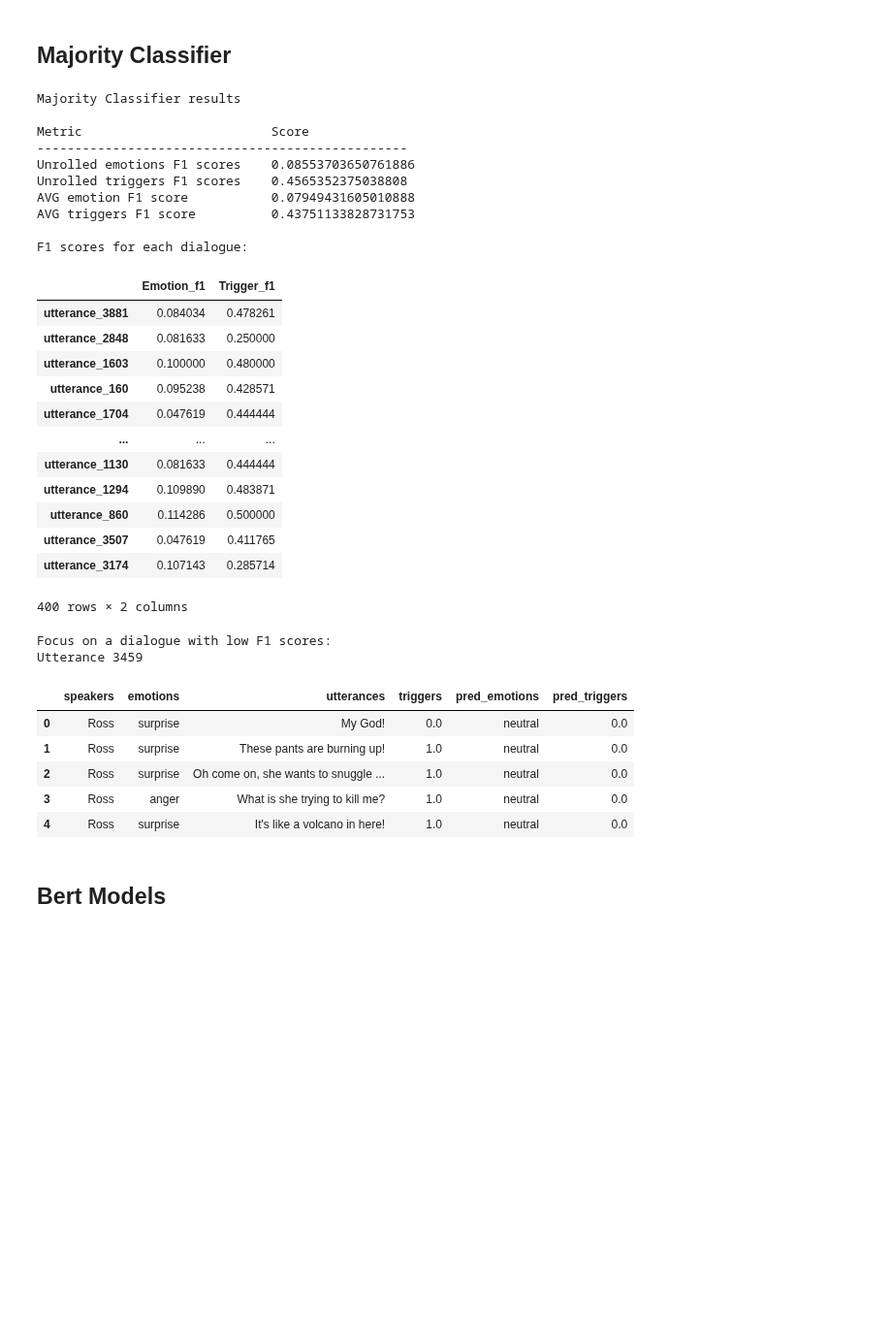
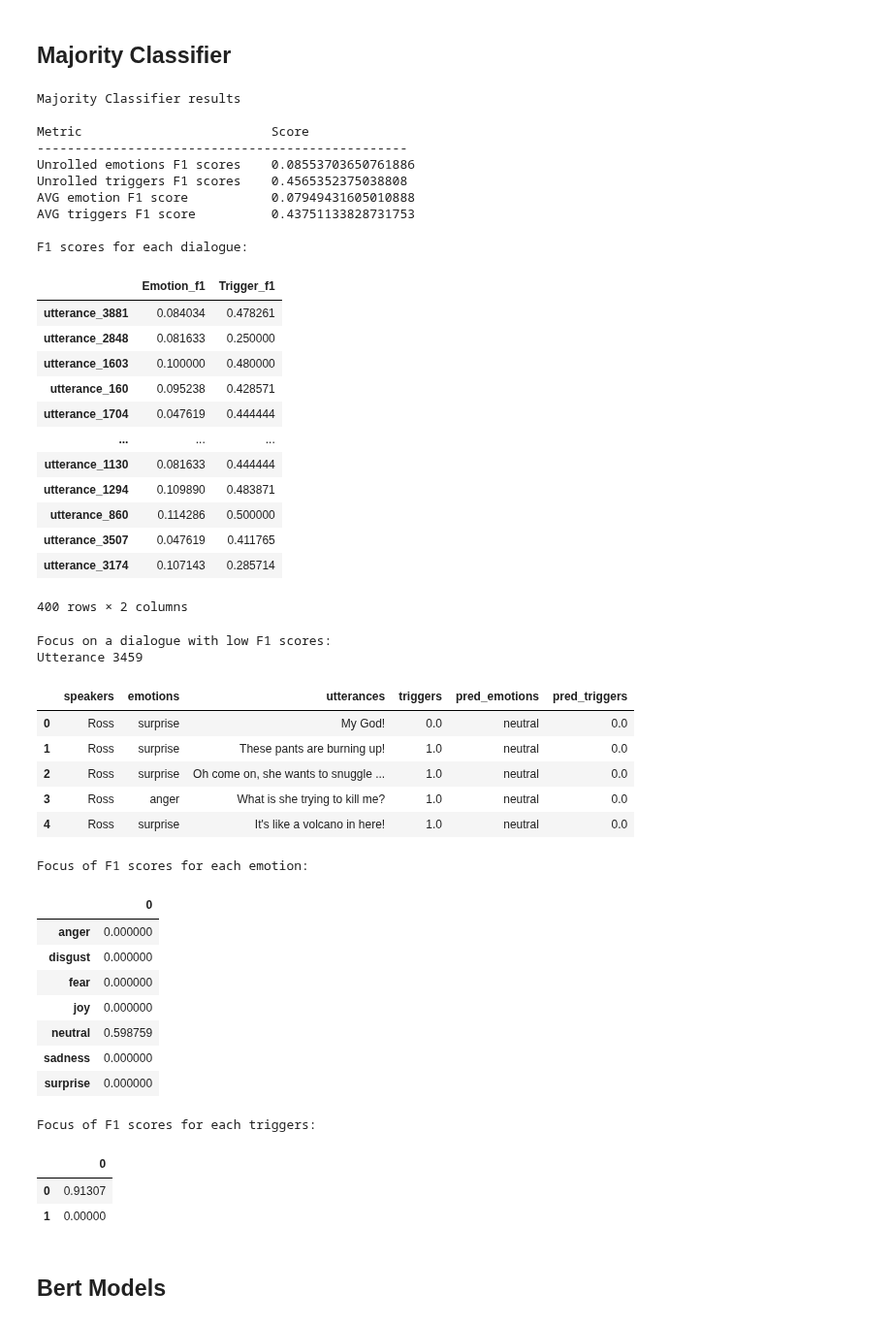
Before and after one commit to GianM0027/NLP-EFR-and-ERD-in-English-Conversations, a Jupyter notebook: main_notebook.ipynb, the cells around one changed output. Shown at 97% size. Saved outputs shown, nothing was run; the diff lists cells and outputs as text; code cells hidden in the pictures; blank space fills up the shorter version.

```diff
--- a/main_notebook.ipynb
+++ b/main_notebook.ipynb
@@ -485,10 +513,10 @@ Utterance 880
 if RUN_MAJORITY_CLF:
 
     emotion_f1 = F1_Score(name='emotion_F1',
-                      mode='macro',
-                      num_classes=len(EMOTIONS),
-                      pred_transform=lambda x: x,
-                      target_transform=lambda x: x)
+                          mode='macro',
+                          num_classes=len(EMOTIONS),
+                          pred_transform=lambda x: x,
+                          target_transform=lambda x: x)
 
     trigger_f1 = F1_Score(name='triggers_F1',
                           mode='macro',
@@ -506,57 +534,83 @@ if RUN_MAJORITY_CLF:
     majority_clf_results_df['pred_triggers'] = pred_triggers
 
 
-    unrolled_emotion_f1, unrolled_triggers_f1 = compute_unrolled_f1(emotion_f1, trigger_f1, majority_clf_results_df, EMOTIONS_TO_IDX)
-    f1_per_dialogue_df = compute_f1_per_dialogues(emotion_f1, trigger_f1, majority_clf_results_df, EMOTIONS_TO_IDX)
+    unrolled_emotion_f1_macro, unrolled_triggers_f1 = compute_unrolled_f1(emotion_f1, trigger_f1, majority_clf_results_df, EMOTIONS_TO_IDX)
+    f1_macro_per_dialogue_df = compute_f1_per_dialogues(emotion_f1, trigger_f1, majority_clf_results_df, EMOTIONS_TO_IDX)
+
+
+    emotion_f1.mode='none'
+    trigger_f1.mode='none'
+
+    unrolled_emotion_f1_per_class, unrolled_triggers_f1_per_class = compute_unrolled_f1(emotion_f1, trigger_f1, majority_clf_results_df, EMOTIONS_TO_IDX)
+
 
     print('Majority Classifier results\n')
     print(f'{"Metric":<30} {"Score"}')
-    print("-" * (30 + len(str(unrolled_emotion_f1))))
-    print(f'{"Unrolled emotions F1 scores":<30} {unrolled_emotion_f1}')
+    print("-" * (30 + len(str(unrolled_emotion_f1_macro))))
+    print(f'{"Unrolled emotions F1 scores":<30} {unrolled_emotion_f1_macro}')
     print(f'{"Unrolled triggers F1 scores":<30} {unrolled_triggers_f1}')
 
-    print(f'{"AVG emotion F1 score":<30} {f1_per_dialogue_df["Emotion_f1"].mean()}')
-    print(f'{"AVG triggers F1 score":<30} {f1_per_dialogue_df["Trigger_f1"].mean()}\n')
+    print(f'{"AVG emotion F1 score":<30} {f1_macro_per_dialogue_df["Emotion_f1"].mean()}')
+    print(f'{"AVG triggers F1 score":<30} {f1_macro_per_dialogue_df["Trigger_f1"].mean()}\n')
 
     print('F1 scores for each dialogue:')
-    display(f1_per_dialogue_df)
+    display(f1_macro_per_dialogue_df)
 
-    difficult_dialogue_index = f1_per_dialogue_df.sort_values(by=['Emotion_f1', 'Trigger_f1']).iloc[0].name
+    difficult_dialogue_index = f1_macro_per_dialogue_df.sort_values(by=['Emotion_f1', 'Trigger_f1']).iloc[0].name
 
     print('Focus on a dialogue with low F1 scores:')
     display_dialogue(dataframe=majority_clf_results_df, utterance_id=difficult_dialogue_index)
+
+    print('Focus of F1 scores for each emotion:')
+    display(pd.DataFrame(unrolled_emotion_f1_per_class, index=EMOTIONS))
+
+    print('Focus of F1 scores for each triggers:')
+    display(pd.DataFrame(unrolled_triggers_f1_per_class))
 # %% [output]
 Majority Classifier results
 
 Metric                         Score
 -------------------------------------------------
 Unrolled emotions F1 scores    0.08553703650761886
 Unrolled triggers F1 scores    0.4565352375038808
 AVG emotion F1 score           0.07949431605010888
 AVG triggers F1 score          0.43751133828731753
 
 F1 scores for each dialogue:
 |  | Emotion_f1 | Trigger_f1 |
 | utterance_3881 | 0.084034 | 0.478261 |
 | utterance_2848 | 0.081633 | 0.250000 |
 | utterance_1603 | 0.100000 | 0.480000 |
 | utterance_160 | 0.095238 | 0.428571 |
 | utterance_1704 | 0.047619 | 0.444444 |
 | ... | ... | ... |
 | utterance_1130 | 0.081633 | 0.444444 |
 | utterance_1294 | 0.109890 | 0.483871 |
 | utterance_860 | 0.114286 | 0.500000 |
 | utterance_3507 | 0.047619 | 0.411765 |
 | utterance_3174 | 0.107143 | 0.285714 |
 400 rows × 2 columns
 Focus on a dialogue with low F1 scores:
 Utterance 3459
 |  | speakers | emotions | utterances | triggers | pred_emotions | pred_triggers |
 | 0 | Ross | surprise | My God! | 0.0 | neutral | 0.0 |
 | 1 | Ross | surprise | These pants are burning up! | 1.0 | neutral | 0.0 |
 | 2 | Ross | surprise | Oh come on, she wants to snuggle ... | 1.0 | neutral | 0.0 |
 | 3 | Ross | anger | What is she trying to kill me? | 1.0 | neutral | 0.0 |
 | 4 | Ross | surprise | It's like a volcano in here! | 1.0 | neutral | 0.0 |
+Focus of F1 scores for each emotion:
+|  | 0 |
+| anger | 0.000000 |
+| disgust | 0.000000 |
+| fear | 0.000000 |
+| joy | 0.000000 |
+| neutral | 0.598759 |
+| sadness | 0.000000 |
+| surprise | 0.000000 |
+Focus of F1 scores for each triggers:
+|  | 0 |
+| 0 | 0.91307 |
+| 1 | 0.00000 |
 # %% [markdown]
 ## Bert Models
 # %%
```
Also changed, not shown: parts of 15 cells of this notebook, 8 other files.
